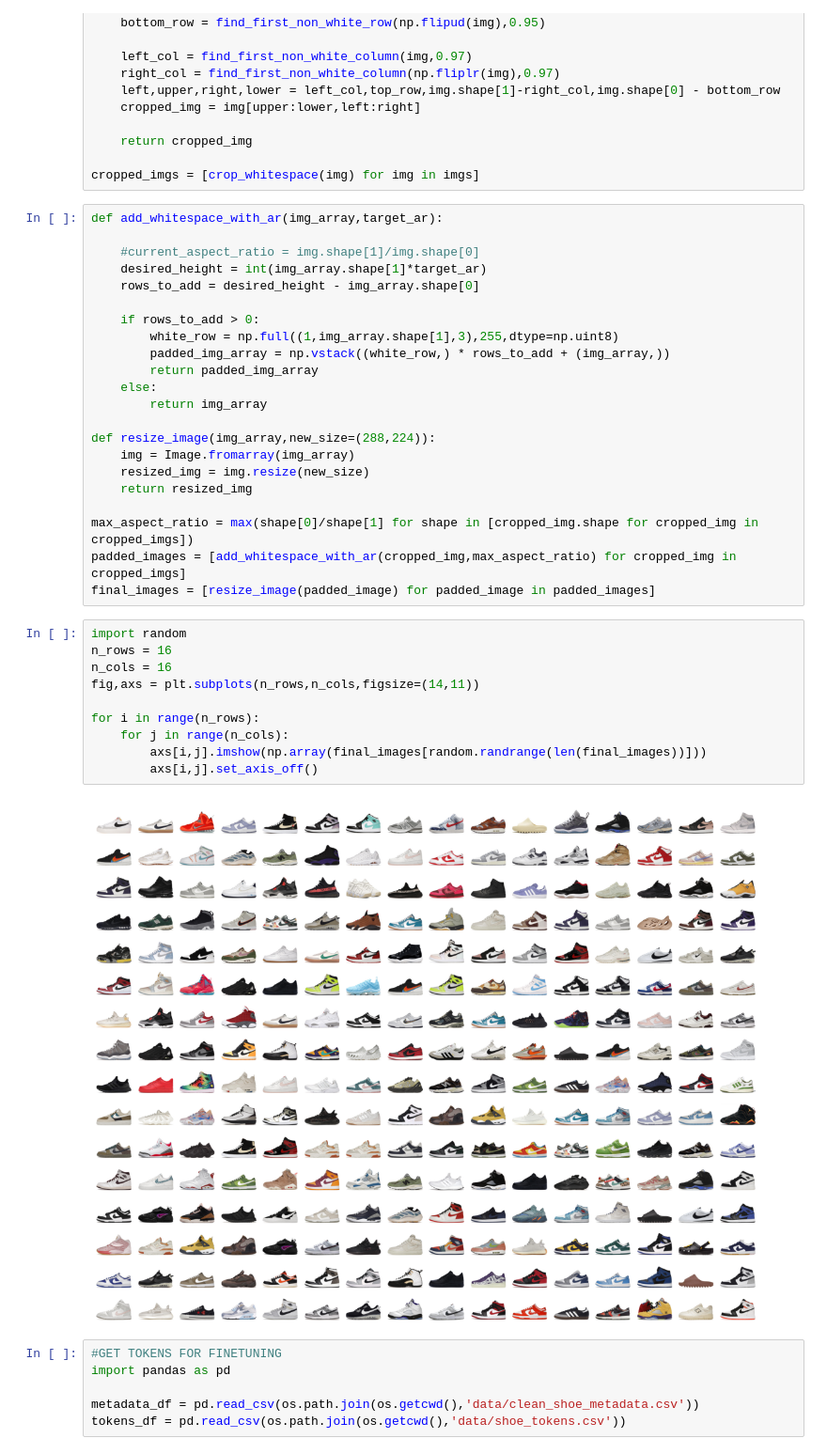
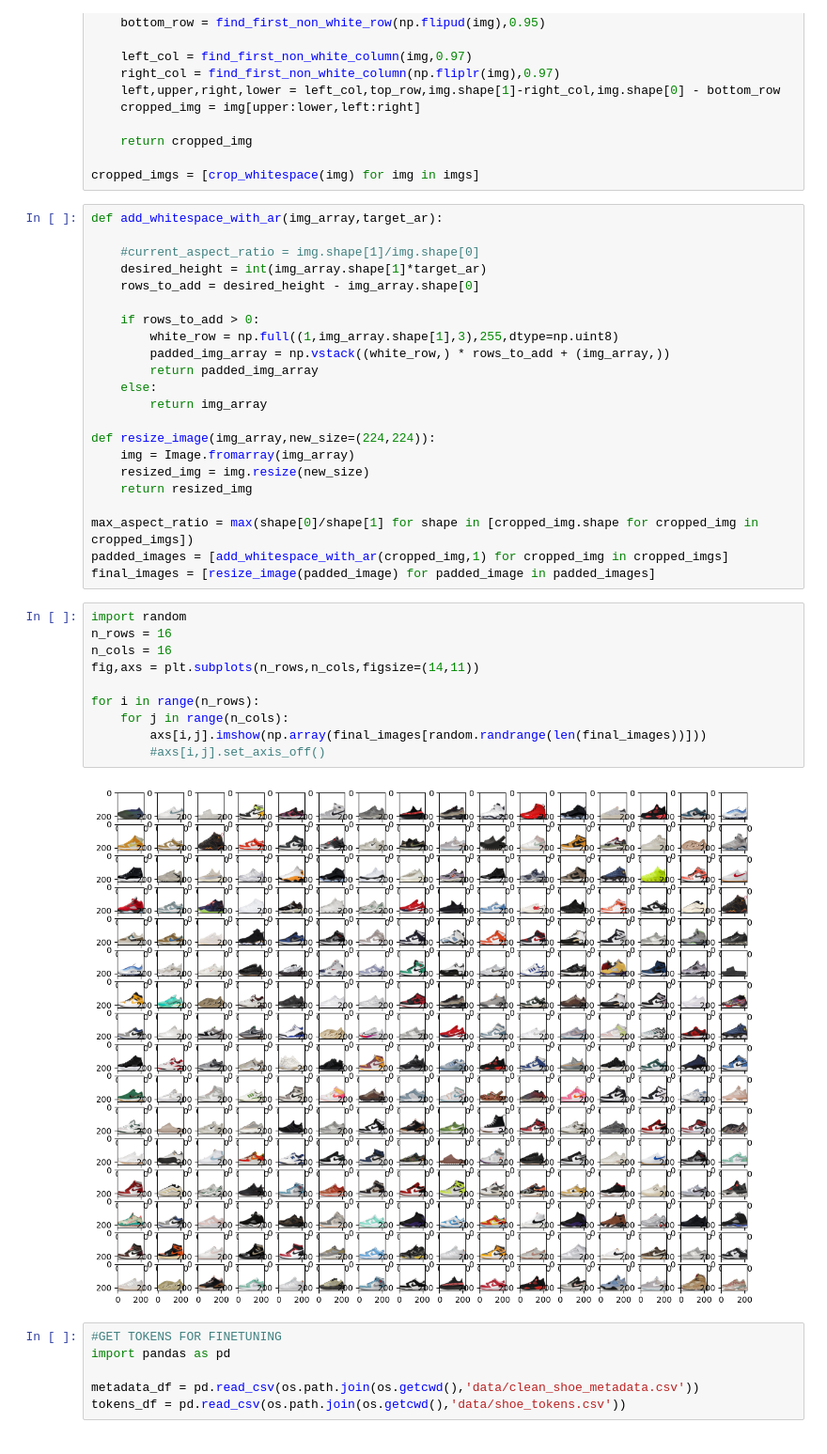
Before and after one commit to cfletcher-code/stock-reX, a Jupyter notebook: shoe_embedding.ipynb, the cells around one changed output. Shown at 94% size. Drawn from its saved outputs; the diff is of its cells as text.

```diff
--- a/shoe_embedding.ipynb
+++ b/shoe_embedding.ipynb
@@ -50,26 +50,26 @@ def add_whitespace_with_ar(img_array,target_ar):
     else:
         return img_array
 
-def resize_image(img_array,new_size=(288,224)):
+def resize_image(img_array,new_size=(224,224)):
     img = Image.fromarray(img_array)
     resized_img = img.resize(new_size)
     return resized_img
 
 max_aspect_ratio = max(shape[0]/shape[1] for shape in [cropped_img.shape for cropped_img in cropped_imgs])
-padded_images = [add_whitespace_with_ar(cropped_img,max_aspect_ratio) for cropped_img in cropped_imgs]
+padded_images = [add_whitespace_with_ar(cropped_img,1) for cropped_img in cropped_imgs]
 final_images = [resize_image(padded_image) for padded_image in padded_images]
 # %%
 import random
 n_rows = 16
 n_cols = 16
 fig,axs = plt.subplots(n_rows,n_cols,figsize=(14,11))
 
 for i in range(n_rows):
     for j in range(n_cols):
         axs[i,j].imshow(np.array(final_images[random.randrange(len(final_images))]))
-        axs[i,j].set_axis_off()
+        #axs[i,j].set_axis_off()
 # %% [output]
-[figure, old version]
+[figure, new version]
 # %%
 #GET TOKENS FOR FINETUNING
 import pandas as pd
```
Also changed, not shown: parts of 23 cells of this notebook, 4 other files.
